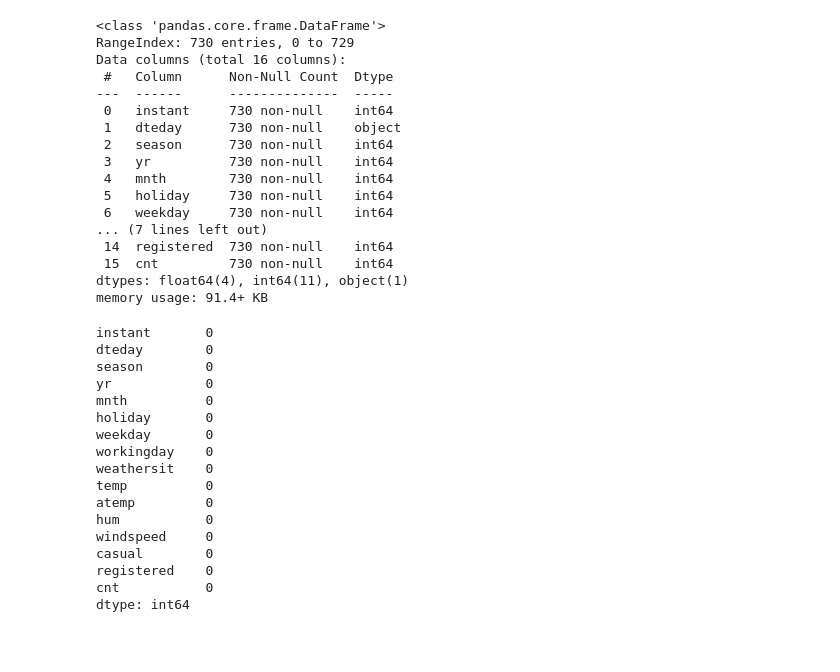
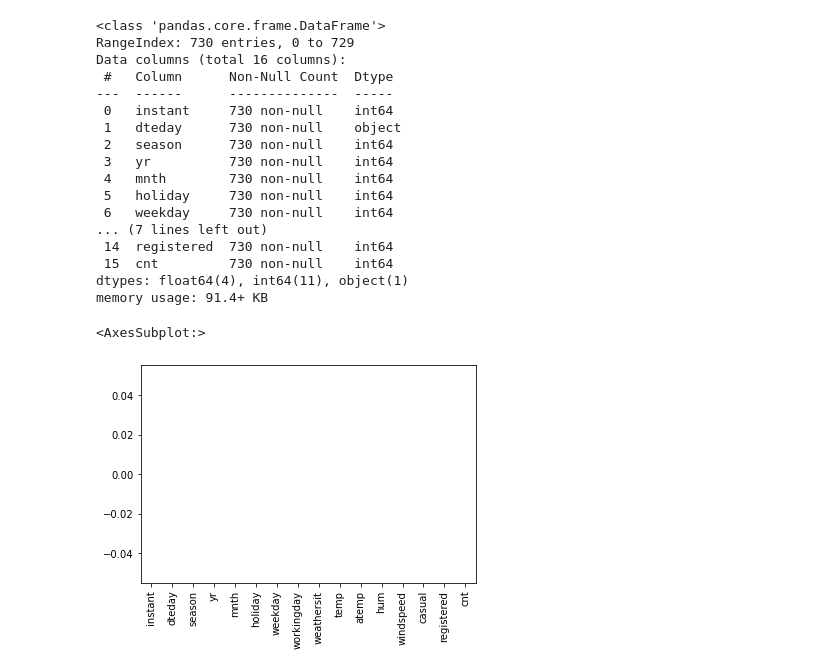
Before and after one commit to aerokhaleel/BikeSharing_Assignment_upgrad, a Jupyter notebook: BikeSharing_Assignment_upgrad.ipynb, the cells around one changed output. Cells and saved outputs as stored; diff of their text form; code cells hidden in the pictures; blank space fills up the shorter version.

```diff
--- a/BikeSharing_Assignment_upgrad.ipynb
+++ b/BikeSharing_Assignment_upgrad.ipynb
@@ -64,24 +70,10 @@ Data columns (total 16 columns):
  15  cnt         730 non-null    int64
 dtypes: float64(4), int64(11), object(1)
 memory usage: 91.4+ KB
-# %%
-dfb.isnull().sum()
-# %% [output]
-instant       0
-dteday        0
-season        0
-yr            0
-mnth          0
-holiday       0
-weekday       0
-workingday    0
-weathersit    0
-temp          0
-atemp         0
-hum           0
-windspeed     0
-casual        0
-registered    0
-cnt           0
-dtype: int64
+# %%
+((data.isna().sum()/data.shape[0])*100).plot(kind='bar')
+#bar plot of null variables.. nothing found
+# %% [output]
+<AxesSubplot:>
+[figure, added]
 # %%
```
Also changed, not shown: parts of 116 cells of this notebook, 3 other files.
